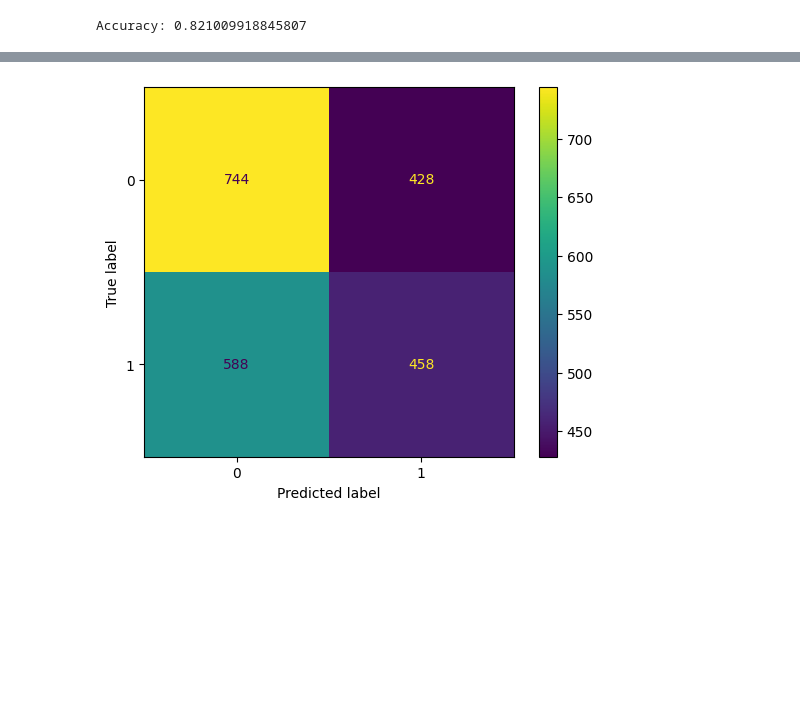
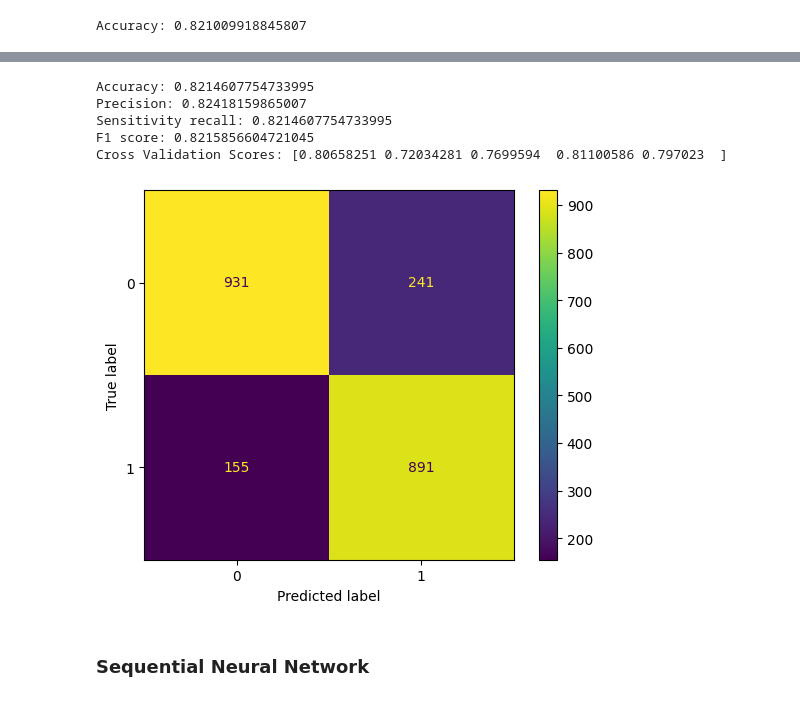
Before and after one commit to Leosce/Bank-Marketing-Campaign, a Jupyter notebook: BankPredictions.ipynb, the cells around one changed output, grey strips where cells are left out. Cells and saved outputs as stored; diff of their text form; code cells hidden in the pictures; blank space fills up the shorter version.

```diff
--- a/BankPredictions.ipynb
+++ b/BankPredictions.ipynb
@@ -632,8 +588,6 @@ X_train, X_test, y_train, y_test = train_test_split(X, y, test_size=0.2, random_
 from sklearn.svm import SVC
 svm=SVC(random_state=42,class_weight='balanced')
 svm.fit(X_train_scaled,y_train)
-predict=svm.predict(X_test)
-accuracy = model.score(X_test_scaled, y_test)
-print(f'Accuracy: {accuracy}')
+predict=svm.predict(X_test_scaled)
 # %% [output]
 Accuracy: 0.821009918845807
@@ -656,14 +594,16 @@ print(F1_score)
-# %%
-from sklearn import metrics
-y_test = np.array(y_test)
-predict = np.array(predict)
-confusion_matrix = metrics.confusion_matrix(y_test, predict)
-classes = np.unique(y_test)
-cm_display = metrics.ConfusionMatrixDisplay(confusion_matrix=confusion_matrix,
-                                            display_labels=classes)
-cm_display.plot()
-plt.show()
-# %% [output]
-[figure, removed]
+# %%
+evaluate(X_test_scaled,y_test,predict,X,y,svm)
+# %% [output]
+Accuracy: 0.8214607754733995
+Precision: 0.82418159865007
+Sensitivity recall: 0.8214607754733995
+F1 score: 0.8215856604721045
+Cross Validation Scores: [0.80658251 0.72034281 0.7699594  0.81100586 0.797023  ]
+# %%
+conmat(y_test,predict)
+# %% [output]
+[figure, added]
+# %% [markdown]
+### Sequential Neural Network
 # %%
 X_train, X_test, y_train, y_test = train_test_split(X, y, test_size=0.2, random_state=42)
```
Also changed, not shown: parts of 41 cells of this notebook.
